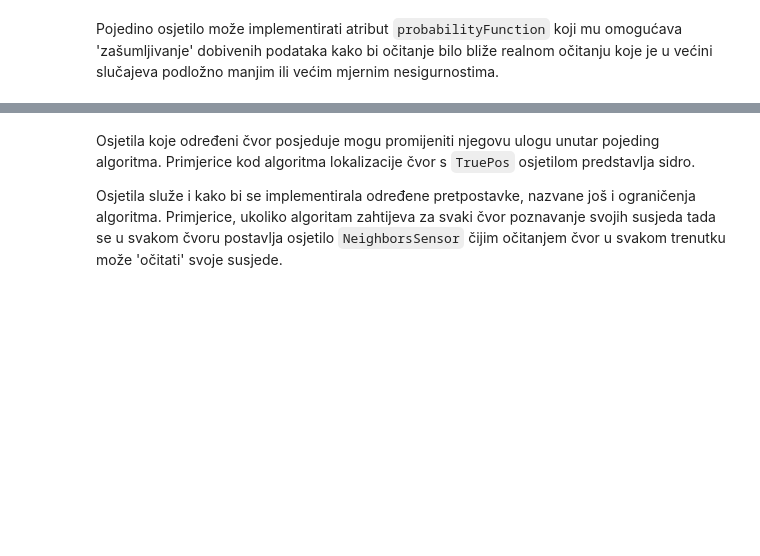
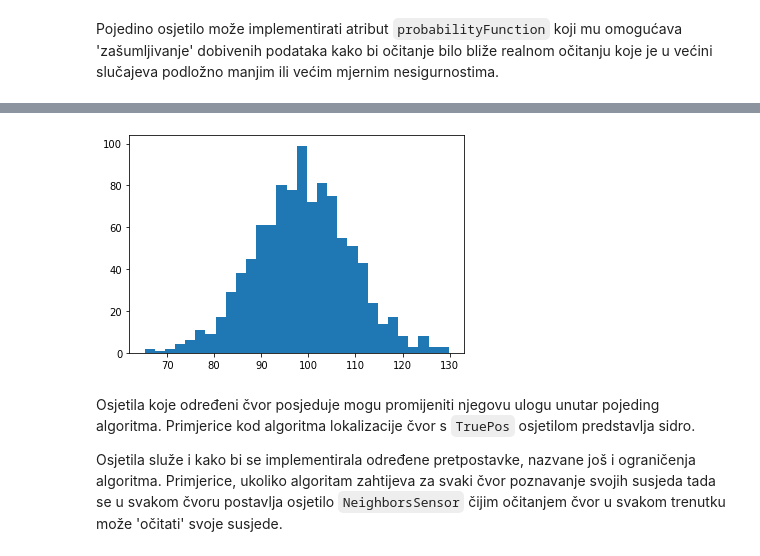
Before and after one commit to fluffyspace/pymote3, a Jupyter notebook: pymote/scripts/V02.ipynb, the cells around one changed output, grey strips where cells are left out. Saved outputs shown, nothing was run; the diff lists cells and outputs as text; code cells hidden in the pictures; blank space fills up the shorter version.

```diff
--- a/pymote/scripts/V02.ipynb
+++ b/pymote/scripts/V02.ipynb
@@ -576,8 +774,10 @@ dist_sensor.probabilityFunction.pf
 # %%
 distances = []
 for i in range(1000):
-    distances.append(node.compositeSensor.read()['Dist'].values()[0])
+    distances.append(list(node.compositeSensor.read()['Dist'].values())[0])
 h = plt.hist(distances,bins=30)
+# %% [output]
+[figure, added]
 # %% [markdown]
 Osjetila koje određeni čvor posjeduje mogu promijeniti njegovu ulogu unutar pojeding algoritma. Primjerice kod algoritma lokalizacije čvor s `TruePos` osjetilom predstavlja sidro.
 
```
Also changed, not shown: parts of 49 cells of this notebook, 17 other files.
